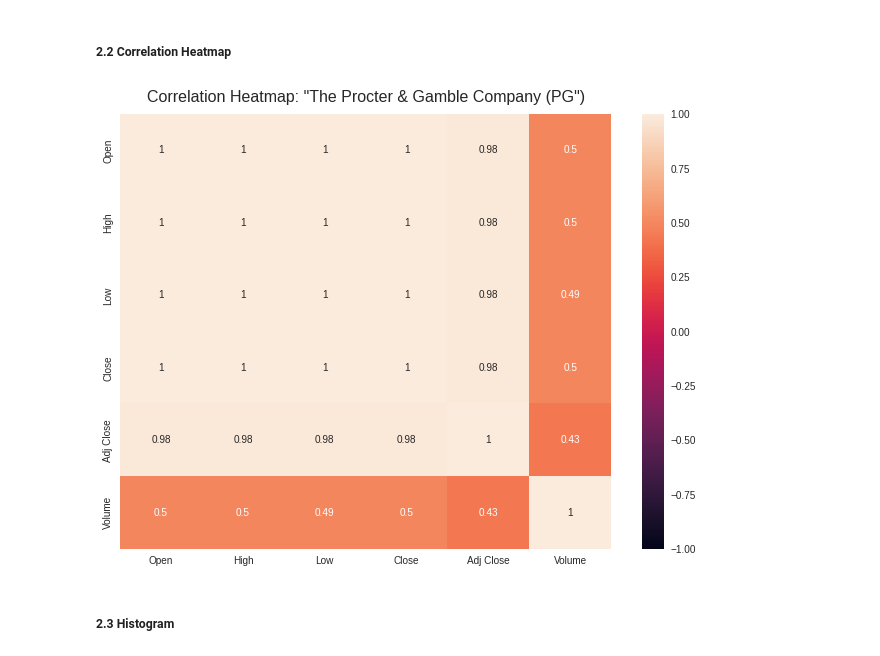
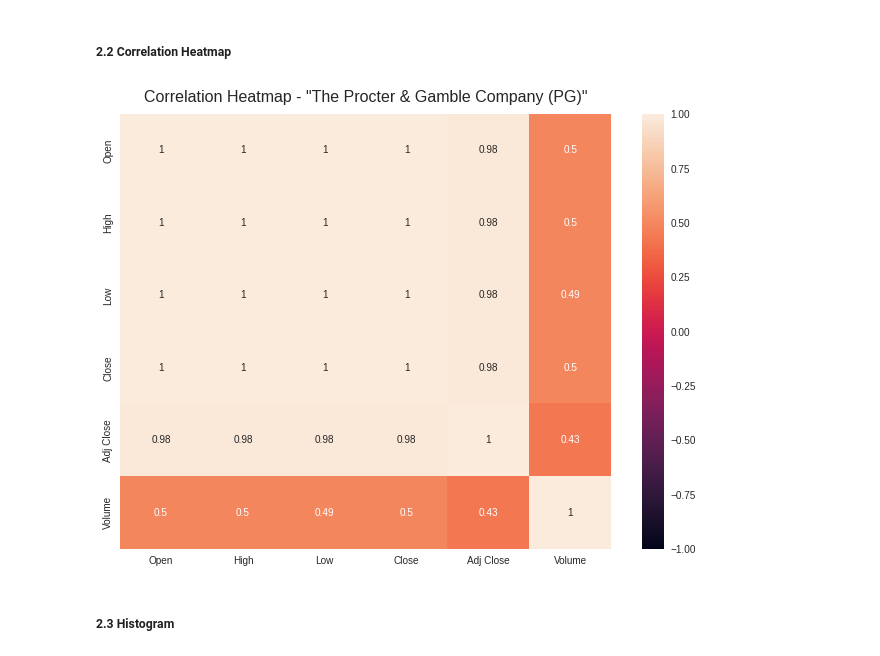
Before and after one commit to francescoliso/Time-Series-Analysis, a Jupyter notebook: Data_Visualization.ipynb, the cells around one changed output. Saved outputs shown, nothing was run; the diff lists cells and outputs as text; code cells hidden in the pictures.

```diff
--- a/Data_Visualization.ipynb
+++ b/Data_Visualization.ipynb
@@ -109,16 +109,16 @@ show_raw_visualization(df)
 # %%
 # Increase the size of the heatmap.
 plt.figure(figsize=(11, 8))
 # Store heatmap object in a variable to easily access it when you want to include more features (such as title). Set
 # the range of values to be displayed on the colormap from -1 to 1, and set the annotation to True to display the
 # correlation values on the heatmap.
 heatmap = sns.heatmap(df.corr(), vmin=-1, vmax=1, annot=True)
 # Give a title to the heatmap. Pad defines the distance of the title from the top of the heatmap.
-heatmap.set_title('Correlation Heatmap: "The Procter & Gamble Company (PG")', fontdict={'fontsize': 16}, pad=12)
+heatmap.set_title('Correlation Heatmap - "The Procter & Gamble Company (PG)"', fontdict={'fontsize': 16}, pad=12)
 # plt.savefig('Heatmap_PG.png', dpi=1200)
 plt.show()
 # %% [output]
-[figure, old version]
+[figure, new version]
 # %% [markdown]
 ##### 2.3 Histogram
 # %%
```
